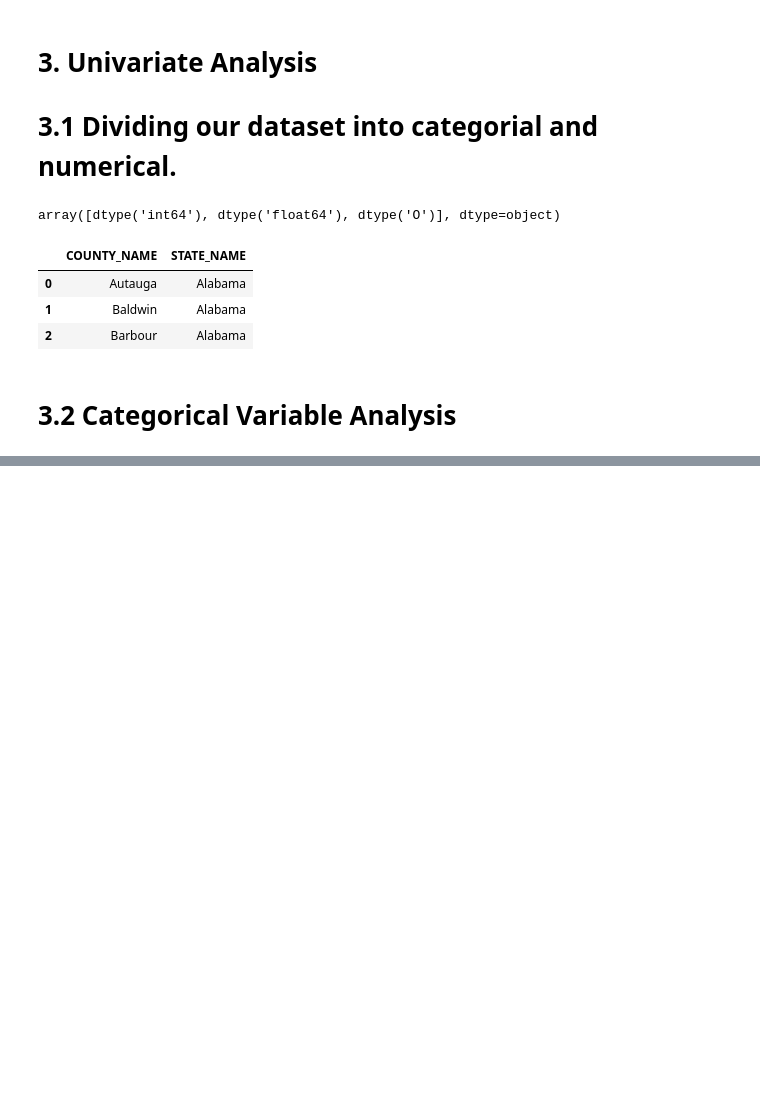
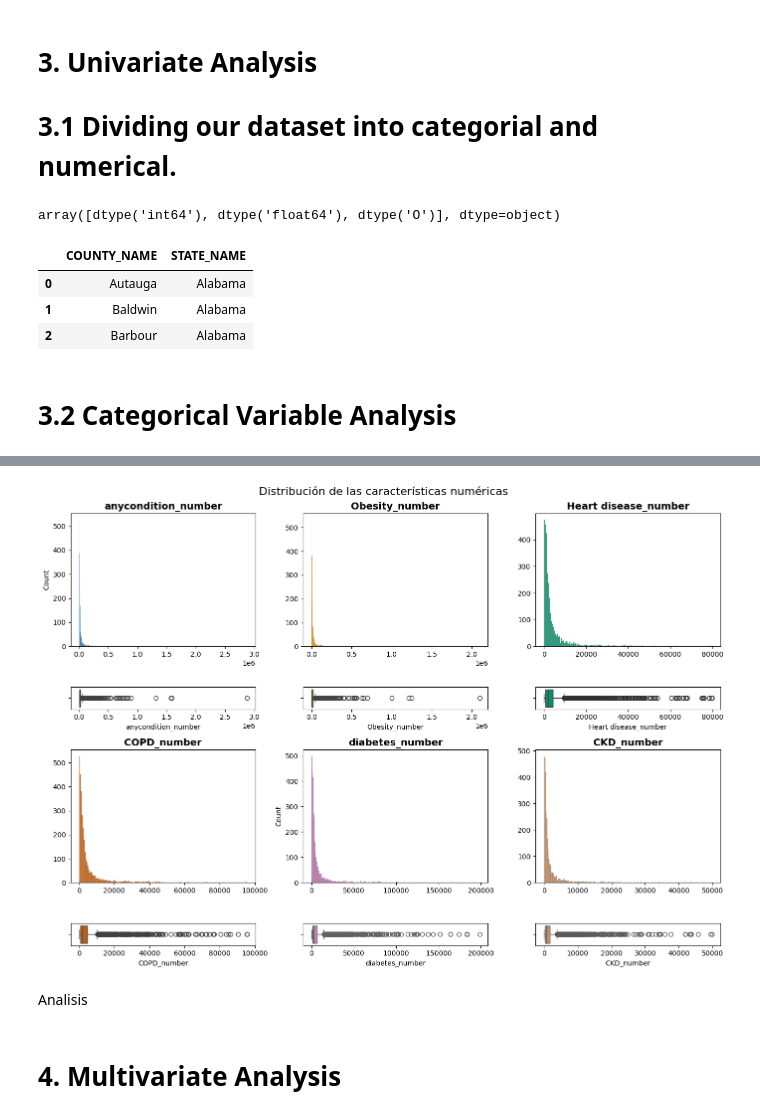
Before and after one commit to NatTajuelo/Modelos-Lineales-Regulares, a Jupyter notebook: src/explore.ipynb, the cells around one changed output, grey strips where cells are left out. Drawn from its saved outputs; the diff is of its cells as text; code cells hidden in the pictures; blank space fills up the shorter version.

```diff
--- a/src/explore.ipynb
+++ b/src/explore.ipynb
@@ -129,0 +167,38 @@ plt.show()
+# %%
+#Analisis con histogramas y boxplot de las características numéricas
+fig, axis = plt.subplots(4, 3, figsize = (14, 10), gridspec_kw = {"height_ratios": [6, 1, 6, 1]})
+fig.suptitle("Distribución de las características numéricas", fontsize=16)
+
+sns.histplot(ax = axis[0, 0], data = df_num, x = "anycondition_number").set(xlabel = None)
+sns.boxplot(ax = axis[1, 0], data = df_num, x = "anycondition_number")
+
+sns.histplot(ax = axis[0, 1], data = df_num, x = "Obesity_number", color=sns.color_palette("colorblind")[1]).set(xlabel = None, ylabel = None)
+sns.boxplot(ax = axis[1, 1], data = df_num, x = "Obesity_number", color=sns.color_palette("colorblind")[1])
+
+sns.histplot(ax = axis[0, 2], data = df_num[df_num["Heart disease_number"] < 80000], x = "Heart disease_number", color=sns.color_palette("colorblind")[2]).set(xlabel = None, ylabel = None)
+sns.boxplot(ax = axis[1, 2], data = df_num[df_num["Heart disease_number"] < 80000], x = "Heart disease_number", color=sns.color_palette("colorblind")[2])
+
+sns.histplot(ax = axis[2, 0], data = df_num[df_num["COPD_number"] < 100000], x = "COPD_number", color=sns.color_palette("colorblind")[3]).set(xlabel = None, ylabel = None)
+sns.boxplot(ax = axis[3, 0], data = df_num[df_num["COPD_number"] < 100000], x = "COPD_number", color=sns.color_palette("colorblind")[3])
+
+sns.histplot(ax = axis[2, 1], data = df_num[df_num["diabetes_number"] < 200000], x = "diabetes_number", color=sns.color_palette("colorblind")[4]).set(xlabel = None)
+sns.boxplot(ax = axis[3, 1], data = df_num[df_num["diabetes_number"] < 200000], x = "diabetes_number", color=sns.color_palette("colorblind")[4])
+
+sns.histplot(ax = axis[2, 2], data = df_num[df_num["CKD_number"] < 50000], x = "CKD_number", color=sns.color_palette("colorblind")[5]).set(xlabel = None, ylabel = None)
+sns.boxplot(ax = axis[3, 2], data = df_num[df_num["CKD_number"] < 50000], x = "CKD_number", color=sns.color_palette("colorblind")[5])
+
+axis[0, 0].set_title("anycondition_number", fontsize=14, fontweight='bold')
+axis[0, 1].set_title("Obesity_number", fontsize=14, fontweight='bold')
+axis[0, 2].set_title("Heart disease_number", fontsize=14, fontweight='bold')
+axis[2, 0].set_title("COPD_number", fontsize=14, fontweight='bold')
+axis[2, 1].set_title("diabetes_number", fontsize=14, fontweight='bold')
+axis[2, 2].set_title("CKD_number", fontsize=14, fontweight='bold')
+
+plt.tight_layout()
+plt.show()
+# %% [output]
+[figure, added]
+# %% [markdown]
+Analisis
+# %% [markdown]
+# 4. Multivariate Analysis
```
Also changed, not shown: parts of 6 cells of this notebook.
